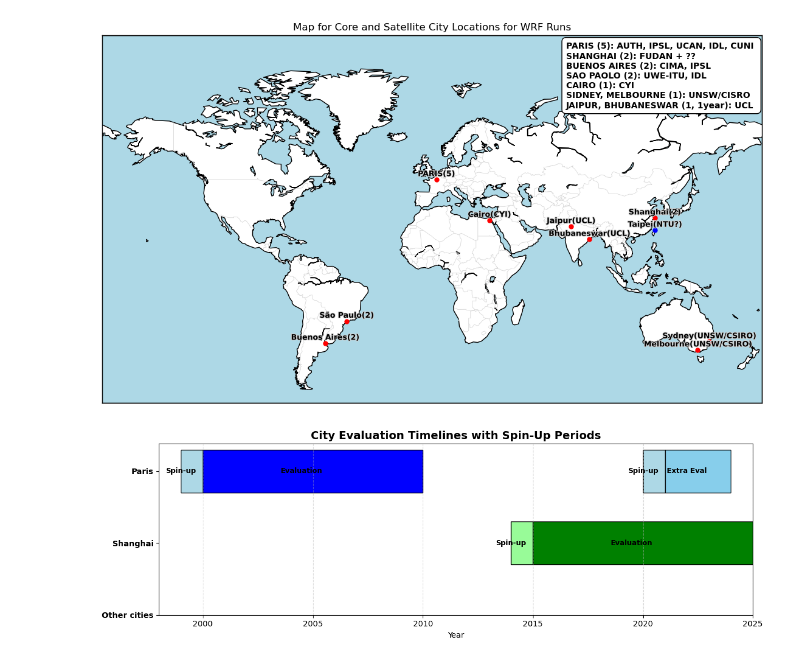
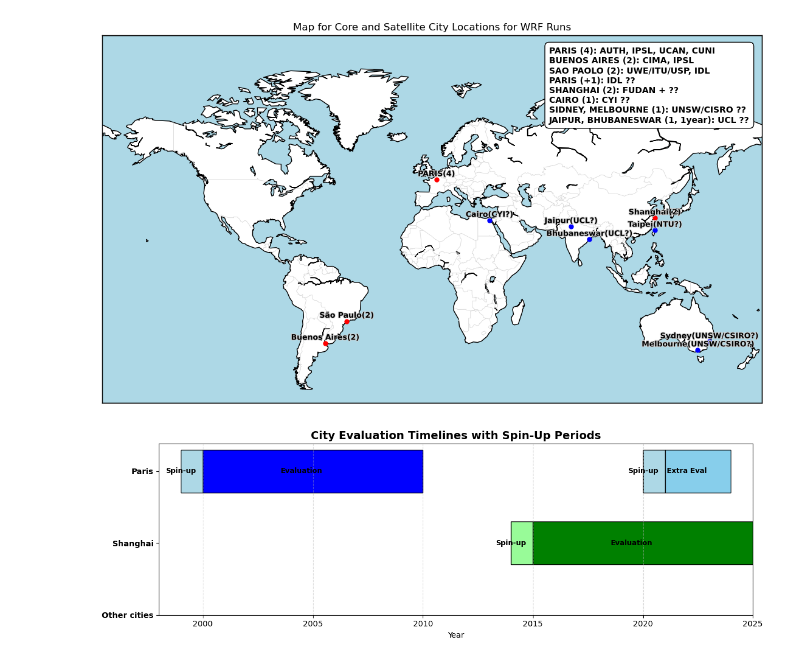
Before and after one commit to CORDEX-WRF-community/fps-urb-rcc, a Jupyter notebook: STAGE-1/WRF-STAGE-1-runs.ipynb, the cells around one changed output. Cells and saved outputs as stored; diff of their text form; code cells hidden in the pictures.

```diff
--- a/STAGE-1/WRF-STAGE-1-runs.ipynb
+++ b/STAGE-1/WRF-STAGE-1-runs.ipynb
@@ -6,15 +6,15 @@ import matplotlib.patheffects as path_effects
 # Define city coordinates (longitude, latitude)
 cities = {
     'São Paulo(2)': (-46.6333, -23.5505),
-    'Bhubaneswar(UCL)': (85.8245, 20.2961),
-    'Jaipur(UCL)': (75.7873, 26.9124),
+    'Bhubaneswar(UCL?)': (85.8245, 20.2961),
+    'Jaipur(UCL?)': (75.7873, 26.9124),
     'Buenos Aires(2)': (-58.3816, -34.6037),
-    'Cairo(CYI)': (31.2357, 30.0444),
-    'Melbourne(UNSW/CSIRO)': (144.9631, -37.8136),
-    'Sydney(UNSW/CSIRO)': (151.2093, -33.8688),
+    'Cairo(CYI?)': (31.2357, 30.0444),
+    'Melbourne(UNSW/CSIRO?)': (144.9631, -37.8136),
+    'Sydney(UNSW/CSIRO?)': (151.2093, -33.8688),
     'Shanghai(2)': (121.4737, 31.2304),
     'Taipei(NTU?)': (121.5654, 25.0330),
-    'PARIS(5)': (2.3522, 48.8566)
+    'PARIS(4)': (2.3522, 48.8566)
 }
 
 # Create the map
@@ -27,41 +27,42 @@ m.drawcountries(color='lightgrey')
 m.drawmapboundary(fill_color='lightblue')
 m.fillcontinents(color='white', lake_color='lightblue')
 
 # Plot cities
 for city, (lon, lat) in cities.items():
     x, y = m(lon, lat)
     if "?" in city:
         m.plot(x, y, 'bo', markersize=5)
     else:
         m.plot(x, y, 'ro', markersize=5)
 
     #plt.text(x + 500000, y + 100000, city, fontsize=10, fontweight='bold', ha='right', va='bottom')
 
     text = plt.text(x+ 10000, y + 100000, city, fontsize=9, fontweight='bold', ha='center', va='bottom')
     text.set_path_effects([path_effects.Stroke(linewidth=1.52, foreground='lightgrey'),
                            path_effects.Normal()])
 
 # Add custom legend text
 legend_text = (
-    "PARIS (5): AUTH, IPSL, UCAN, IDL, CUNI \n"
+    "PARIS (4): AUTH, IPSL, UCAN, CUNI \n"
+    "BUENOS AIRES (2): CIMA, IPSL\n"
+    "SAO PAOLO (2): UWE/ITU/USP, IDL\n"
+    "PARIS (+1): IDL ?? \n"
     "SHANGHAI (2): FUDAN + ?? \n"
-    "BUENOS AIRES (2): CIMA, IPSL\n"
-    "SAO PAOLO (2): UWE-ITU, IDL\n"
-    "CAIRO (1): CYI\n"
-    "SIDNEY, MELBOURNE (1): UNSW/CISRO\n"
-    "JAIPUR, BHUBANESWAR (1, 1year): UCL"
+    "CAIRO (1): CYI ?? \n"
+    "SIDNEY, MELBOURNE (1): UNSW/CISRO ?? \n"
+    "JAIPUR, BHUBANESWAR (1, 1year): UCL ??"
 )
 
 # Add the legend as a text box
-plt.gcf().text(0.67, 0.72, legend_text, fontsize=10,
+plt.gcf().text(0.65, 0.69, legend_text, fontsize=10,
                fontweight='bold', va='bottom', ha='left',
                bbox=dict(facecolor='white', edgecolor='black', boxstyle='round,pad=0.5'))
 
 plt.title("Map for Core and Satellite City Locations for WRF Runs")
 plt.savefig('STAGE-1_cities.png')  # You can also save it as a PDF, SVG, etc.
 plt.show()
 # %% [output]
-[figure, old version]
+[figure, new version]
 # %%
 import matplotlib.pyplot as plt
 
```
Also changed, not shown: 1 other file.
